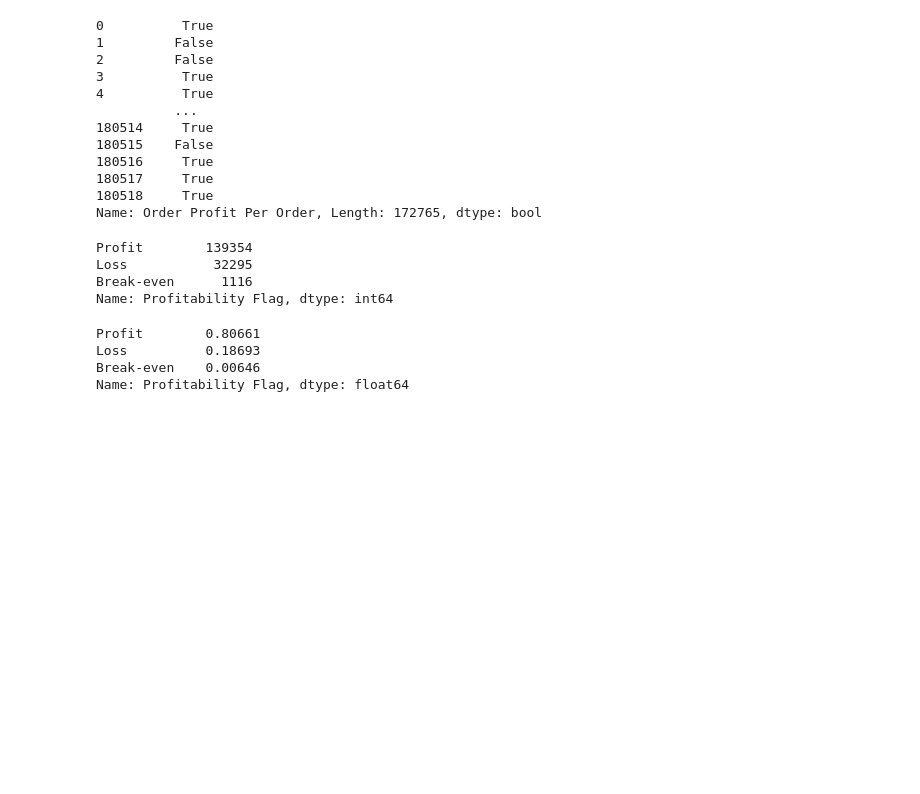
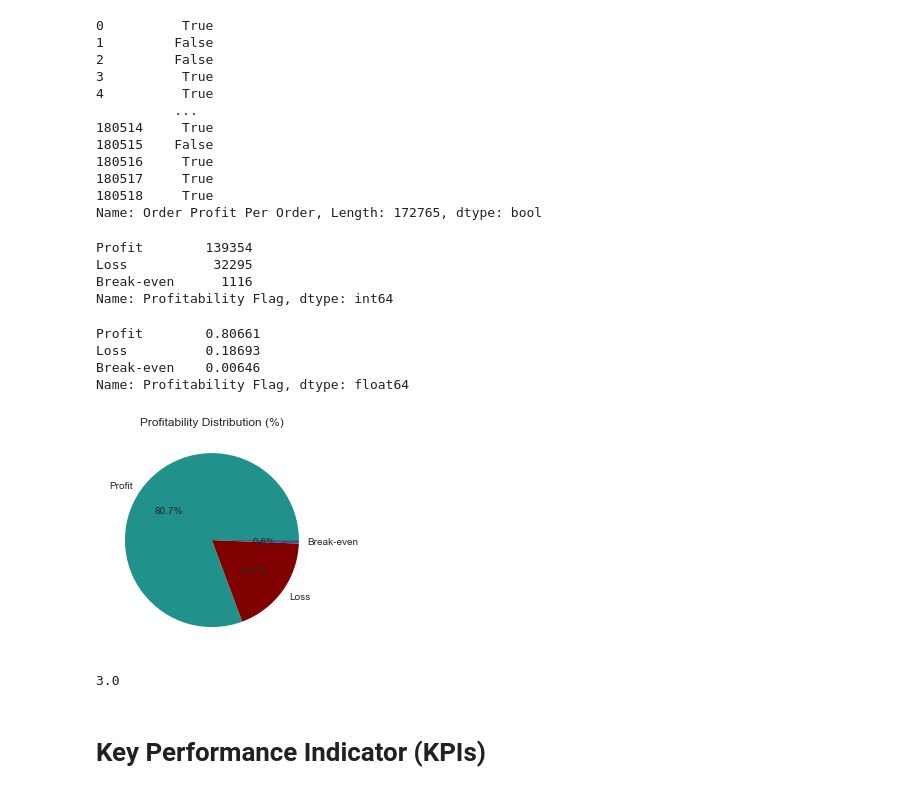
Before and after one commit to MazidNawaz/Supply-Chain-Analysis-python, a Jupyter notebook: Analysis using python.ipynb, the cells around one changed output. Saved outputs shown, nothing was run; the diff lists cells and outputs as text; code cells hidden in the pictures; blank space fills up the shorter version.

```diff
--- a/Analysis using python.ipynb
+++ b/Analysis using python.ipynb
@@ -338,3 +338,19 @@ Profit        0.80661
 Loss          0.18693
 Break-even    0.00646
 Name: Profitability Flag, dtype: float64
+# %%
+#visualization of profitability distribution
+profit_counts = df ['Profitability Flag'].value_counts (normalize=True) * 100
+profit_counts.plot(kind='pie', autopct='%1.1f%%', colors=[accent_color, danger_color, secondary_color])
+plt.ylabel('')
+plt.title('Profitability Distribution (%)')
+plt.show()
+# %% [output]
+[figure, added]
+# %%
+delay_df = df[df['Delay'] > 0]
+df[df['Delay'] > 0]['Delay'].quantile(0.90)
+# %% [output]
+3.0
+# %% [markdown]
+# Key Performance Indicator (KPIs)
```
Also changed, not shown: parts of 9 cells of this notebook.
